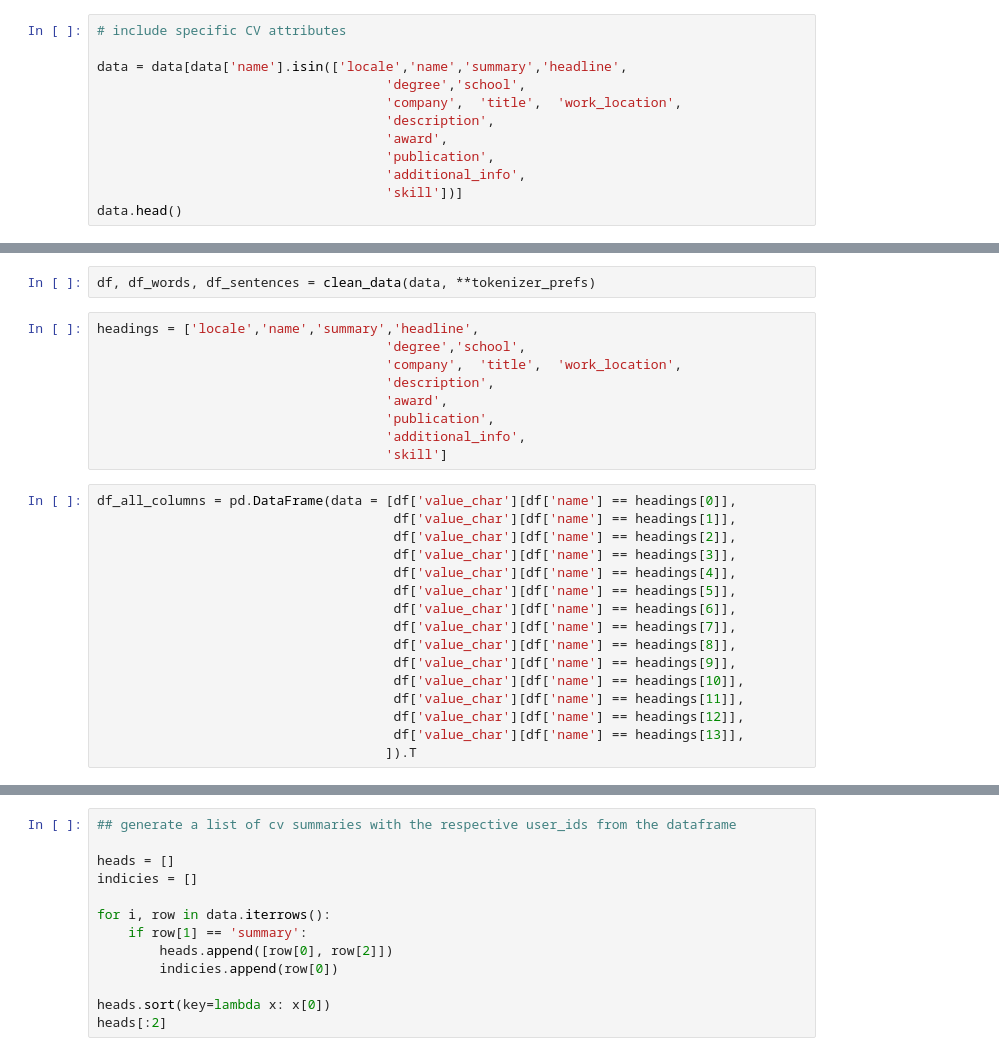
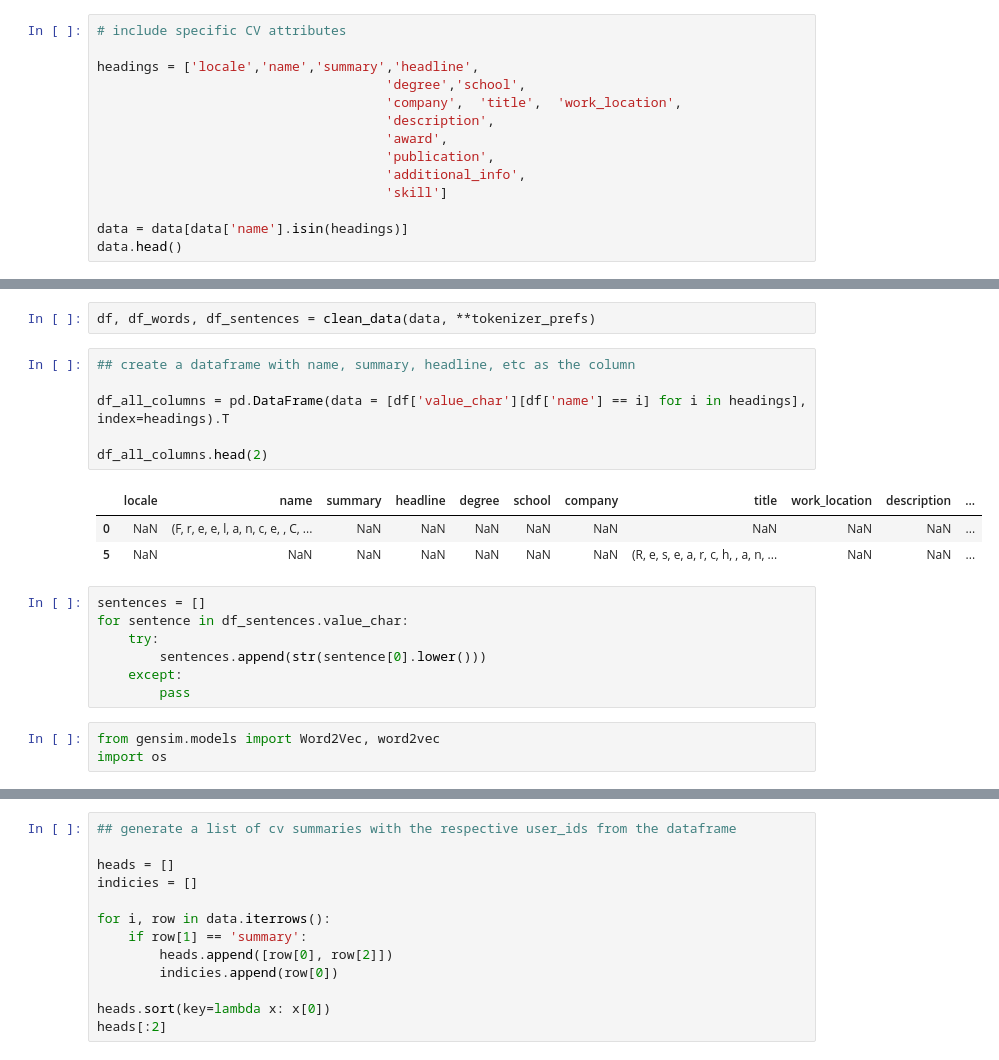
Before and after one commit to ethan-ghoreishi/cv-classification, a Jupyter notebook: vocabulary-embedding.ipynb, the cells around one changed output, grey strips where cells are left out. Drawn from its saved outputs; the diff is of its cells as text.

```diff
--- a/vocabulary-embedding.ipynb
+++ b/vocabulary-embedding.ipynb
@@ -22,14 +21,16 @@ left join cv on cv_section_attribute.id=cv.cv_section_attribute_id''',con)
 # %%
 # include specific CV attributes
 
-data = data[data['name'].isin(['locale','name','summary','headline',
+headings = ['locale','name','summary','headline',
                                      'degree','school',
                                      'company',  'title',  'work_location',
                                      'description',
                                      'award',
                                      'publication',
                                      'additional_info',
-                                     'skill'])]
+                                     'skill']
+
+data = data[data['name'].isin(headings)]
 data.head()
 # %% [output]
 |  | user_id | name | value_char | value_timestamp |
@@ -132,28 +133,23 @@ def clean_data(data, **kwargs):
 # pool = ThreadPool()
 # %%
 df, df_words, df_sentences = clean_data(data, **tokenizer_prefs)
-# %%
-headings = ['locale','name','summary','headline',
-                                     'degree','school',
-                                     'company',  'title',  'work_location',
-                                     'description',
-                                     'award',
-                                     'publication',
-                                     'additional_info',
-                                     'skill']
-# %%
-df_all_columns = pd.DataFrame(data = [df['value_char'][df['name'] == headings[0]],
-                                      df['value_char'][df['name'] == headings[1]],
-                                      df['value_char'][df['name'] == headings[2]],
-                                      df['value_char'][df['name'] == headings[3]],
-                                      df['value_char'][df['name'] == headings[4]],
-                                      df['value_char'][df['name'] == headings[5]],
-                                      df['value_char'][df['name'] == headings[6]],
-                                      df['value_char'][df['name'] == headings[7]],
-                                      df['value_char'][df['name'] == headings[8]],
-                                      df['value_char'][df['name'] == headings[9]],
-                                      df['value_char'][df['name'] == headings[10]],
-                                      df['value_char'][df['name'] == headings[11]],
-                                      df['value_char'][df['name'] == headings[12]],
-                                      df['value_char'][df['name'] == headings[13]],
-                                     ]).T
+# %%
+## create a dataframe with name, summary, headline, etc as the column
+
+df_all_columns = pd.DataFrame(data = [df['value_char'][df['name'] == i] for i in headings], index=headings).T
+
+df_all_columns.head(2)
+# %% [output]
+|  | locale | name | summary | headline | degree | school | company | title | work_location | description | ... |
+| 0 | NaN | (F, r, e, e, l, a, n, c, e, , C, ... | NaN | NaN | NaN | NaN | NaN | NaN | NaN | NaN | ... |
+| 5 | NaN | NaN | NaN | NaN | NaN | NaN | NaN | (R, e, s, e, a, r, c, h, , a, n, ... | NaN | NaN | ... |
+# %%
+sentences = []
+for sentence in df_sentences.value_char:
+    try:
+        sentences.append(str(sentence[0].lower()))
+    except:
+        pass
+# %%
+from gensim.models import Word2Vec, word2vec
+import os
```
Also changed, not shown: parts of 4 cells of this notebook, 1 other file.
